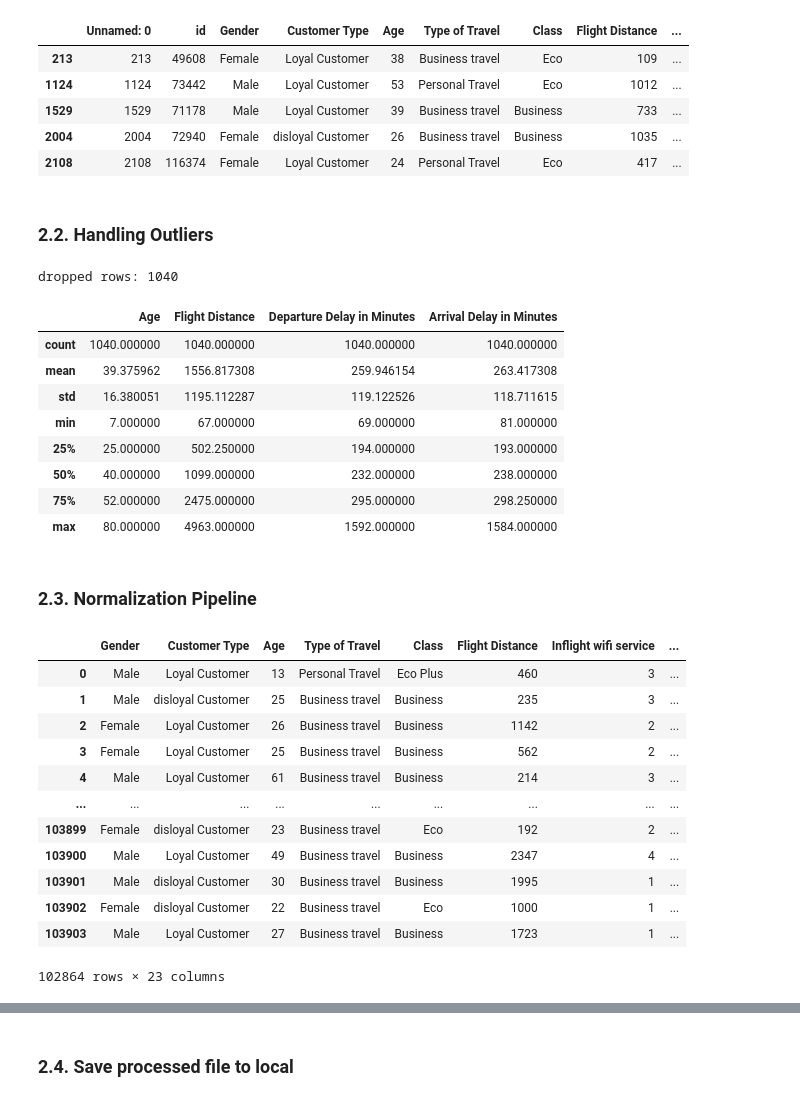
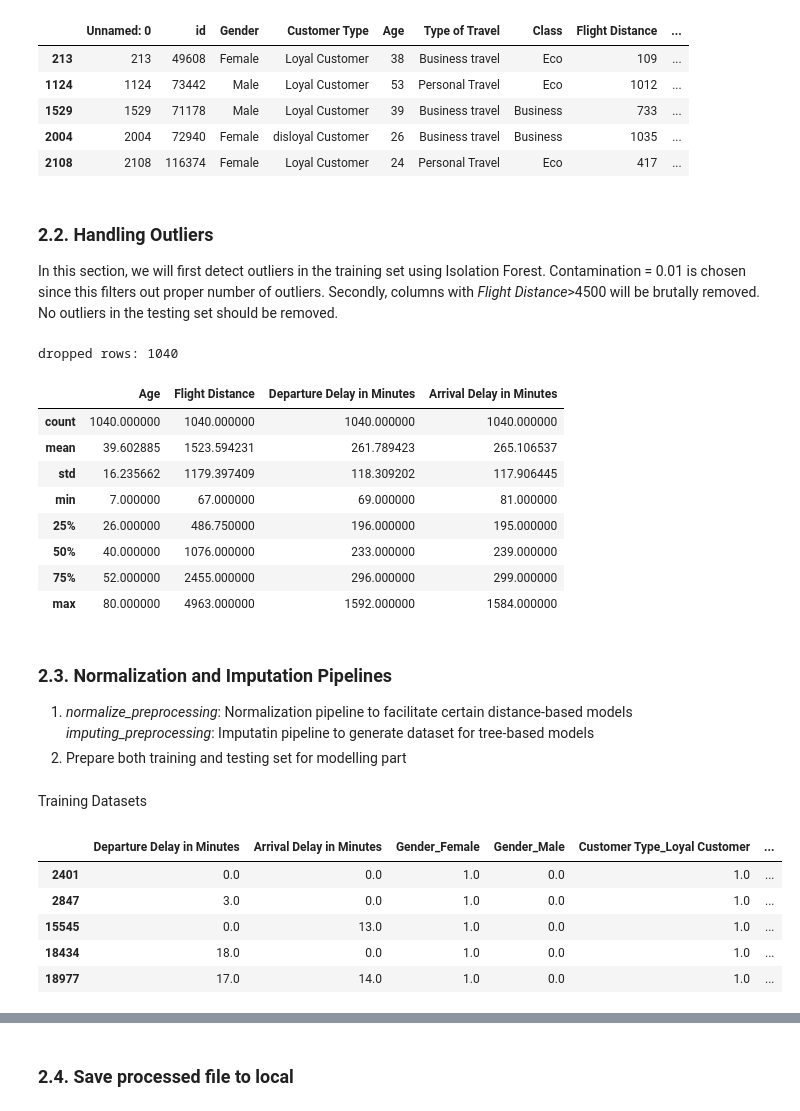
Before and after one commit to McGill-MMA-EnterpriseAnalytics/Flyer_Customer_Satisfaction, a Jupyter notebook: Airline_DataPreprocessing.ipynb, the cells around one changed output, grey strips where cells are left out. Saved outputs shown, nothing was run; the diff lists cells and outputs as text; code cells hidden in the pictures.

Commit message:
Flyer_Customer_Satisfaction #3 | Consolidated Pipeline | Preprocessed Testing Set

```diff
--- a/Airline_DataPreprocessing.ipynb
+++ b/Airline_DataPreprocessing.ipynb
@@ -82,8 +115,7 @@ id_cols = ['Unnamed: 0', 'id']
 satisfaction_cols = ['Inflight wifi service', 'Departure/Arrival time convenient', 'Ease of Online booking',
                     'Gate location', 'Food and drink', 'Online boarding', 'Seat comfort',
                     'Inflight entertainment', 'On-board service', 'Leg room service',
-                    'Baggage handling', 'Checkin service', 'Inflight service', 'Cleanliness',
-                    'satisfaction']
+                    'Baggage handling', 'Checkin service', 'Inflight service', 'Cleanliness']
 outlier_cols = ['Age', 'Flight Distance', 'Departure Delay in Minutes', 'Arrival Delay in Minutes']
 categorical_cols = ['Gender', 'Customer Type', 'Type of Travel', 'Class']
 target_col = ['satisfaction']
@@ -102,16 +145,12 @@ df_train.loc[null_rows_idx].head()
 | 2004 | 2004 | 72940 | Female | disloyal Customer | 26 | Business travel | Business | 1035 | ... |
 | 2108 | 2108 | 116374 | Female | Loyal Customer | 24 | Personal Travel | Eco | 417 | ... |
 # %%
-imputer = SimpleImputer(strategy="median")
-df_train_null = df_train[null_cols]
-imputer.fit(df_train_null)
-#imputer.strategy is 'median'
-X_nonull = imputer.transform(df_train_null)
-df_imputed = pd.DataFrame(X_nonull, columns=df_train_null.columns,
-                          index=df_train_null.index)
+df_train_null = df_train[['Departure Delay in Minutes', 'Arrival Delay in Minutes']]
+imputer = IterativeImputer()
+imputed = imputer.fit_transform(df_train_null)
 # %%
 df_train_cleaned = df_train.copy()
-df_train_cleaned[null_cols] = X_nonull
+df_train_cleaned.loc[:, ['Departure Delay in Minutes', 'Arrival Delay in Minutes']] = imputed
 df_train_cleaned.loc[null_rows_idx].head()
 # %% [output]
 |  | Unnamed: 0 | id | Gender | Customer Type | Age | Type of Travel | Class | Flight Distance | ... |
@@ -122,6 +161,9 @@ df_train_cleaned.loc[null_rows_idx].head()
 | 2108 | 2108 | 116374 | Female | Loyal Customer | 24 | Personal Travel | Eco | 417 | ... |
 # %% [markdown]
 ### 2.2. Handling Outliers
+In this section, we will first detect outliers in the training set using Isolation Forest. Contamination = 0.01 is chosen since this filters out proper number of outliers. </br>
+Secondly, columns with *Flight Distance*>4500 will be brutally removed. </br>
+No outliers in the testing set should be removed.
 # %%
 X = df_train_cleaned[outlier_cols]
 
@@ -139,10 +181,12 @@ df_train_outlier[outlier_cols].describe()
 # %% [output]
 |  | Age | Flight Distance | Departure Delay in Minutes | Arrival Delay in Minutes |
 | count | 1040.000000 | 1040.000000 | 1040.000000 | 1040.000000 |
-| mean | 39.375962 | 1556.817308 | 259.946154 | 263.417308 |
-| std | 16.380051 | 1195.112287 | 119.122526 | 118.711615 |
+| mean | 39.602885 | 1523.594231 | 261.789423 | 265.106537 |
+| std | 16.235662 | 1179.397409 | 118.309202 | 117.906445 |
 | min | 7.000000 | 67.000000 | 69.000000 | 81.000000 |
-| 25% | 25.000000 | 502.250000 | 194.000000 | 193.000000 |
-| 50% | 40.000000 | 1099.000000 | 232.000000 | 238.000000 |
-| 75% | 52.000000 | 2475.000000 | 295.000000 | 298.250000 |
+| 25% | 26.000000 | 486.750000 | 196.000000 | 195.000000 |
+| 50% | 40.000000 | 1076.000000 | 233.000000 | 239.000000 |
+| 75% | 52.000000 | 2455.000000 | 296.000000 | 299.000000 |
 | max | 80.000000 | 4963.000000 | 1592.000000 | 1584.000000 |
+# %%
+df_train_no_outlier = df_train_no_outlier[df_train_no_outlier['Flight Distance']>4500]
@@ -149,3 +199,6 @@ df_train_outlier[outlier_cols].describe()
 # %% [markdown]
-### 2.3. Normalization Pipeline
+### 2.3. Normalization and Imputation Pipelines
+1. *normalize_preprocessing*: Normalization pipeline to facilitate certain distance-based models
+    *imputing_preprocessing*: Imputatin pipeline to generate dataset for tree-based models
+2. Prepare both training and testing set for modelling part
 # %%
@@ -170,20 +246,18 @@ preprocessing = ColumnTransformer([
+# %% [markdown]
+Training Datasets
 # %%
-airplane = df_train_no_outlier.copy()
-airplane['Arrival Delay in Minutes'] = airplane['Arrival Delay in Minutes'].astype(int)
-airplane.drop(columns = ['Unnamed: 0', 'id'], inplace = True)
-airplane
+airplane_train = df_train_no_outlier.copy()
+airplane_train = imputing_preprocessing.fit_transform(airplane_train)
+airplane_train = pd.DataFrame(airplane_train,
+    columns=imputing_preprocessing.get_feature_names_out(),
+    index=df_train_no_outlier.index)
+airplane_train.drop(columns = ['Unnamed: 0', 'id'], inplace = True)
+airplane_train.head(5)
 # %% [output]
-|  | Gender | Customer Type | Age | Type of Travel | Class | Flight Distance | Inflight wifi service | ... |
-| 0 | Male | Loyal Customer | 13 | Personal Travel | Eco Plus | 460 | 3 | ... |
-| 1 | Male | disloyal Customer | 25 | Business travel | Business | 235 | 3 | ... |
-| 2 | Female | Loyal Customer | 26 | Business travel | Business | 1142 | 2 | ... |
-| 3 | Female | Loyal Customer | 25 | Business travel | Business | 562 | 2 | ... |
-| 4 | Male | Loyal Customer | 61 | Business travel | Business | 214 | 3 | ... |
-| ... | ... | ... | ... | ... | ... | ... | ... | ... |
-| 103899 | Female | disloyal Customer | 23 | Business travel | Eco | 192 | 2 | ... |
-| 103900 | Male | Loyal Customer | 49 | Business travel | Business | 2347 | 4 | ... |
-| 103901 | Male | disloyal Customer | 30 | Business travel | Business | 1995 | 1 | ... |
-| 103902 | Female | disloyal Customer | 22 | Business travel | Eco | 1000 | 1 | ... |
-| 103903 | Male | Loyal Customer | 27 | Business travel | Business | 1723 | 1 | ... |
+|  | Departure Delay in Minutes | Arrival Delay in Minutes | Gender_Female | Gender_Male | Customer Type_Loyal Customer | ... |
+| 2401 | 0.0 | 0.0 | 1.0 | 0.0 | 1.0 | ... |
+| 2847 | 3.0 | 0.0 | 1.0 | 0.0 | 1.0 | ... |
+| 15545 | 0.0 | 13.0 | 1.0 | 0.0 | 1.0 | ... |
+| 18434 | 18.0 | 0.0 | 1.0 | 0.0 | 1.0 | ... |
+| 18977 | 17.0 | 14.0 | 1.0 | 0.0 | 1.0 | ... |
-102864 rows × 23 columns
 # %%
```
Also changed, not shown: parts of 16 cells of this notebook, 6 other files.
